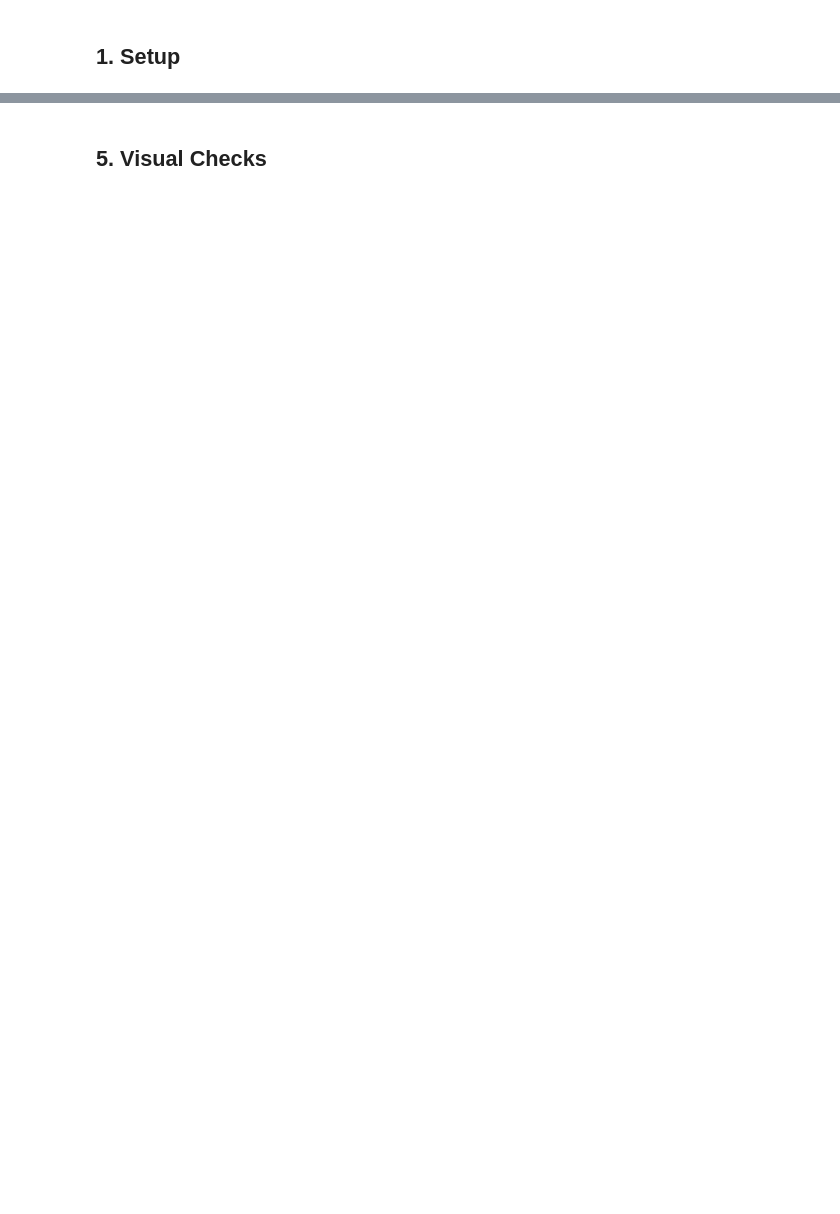
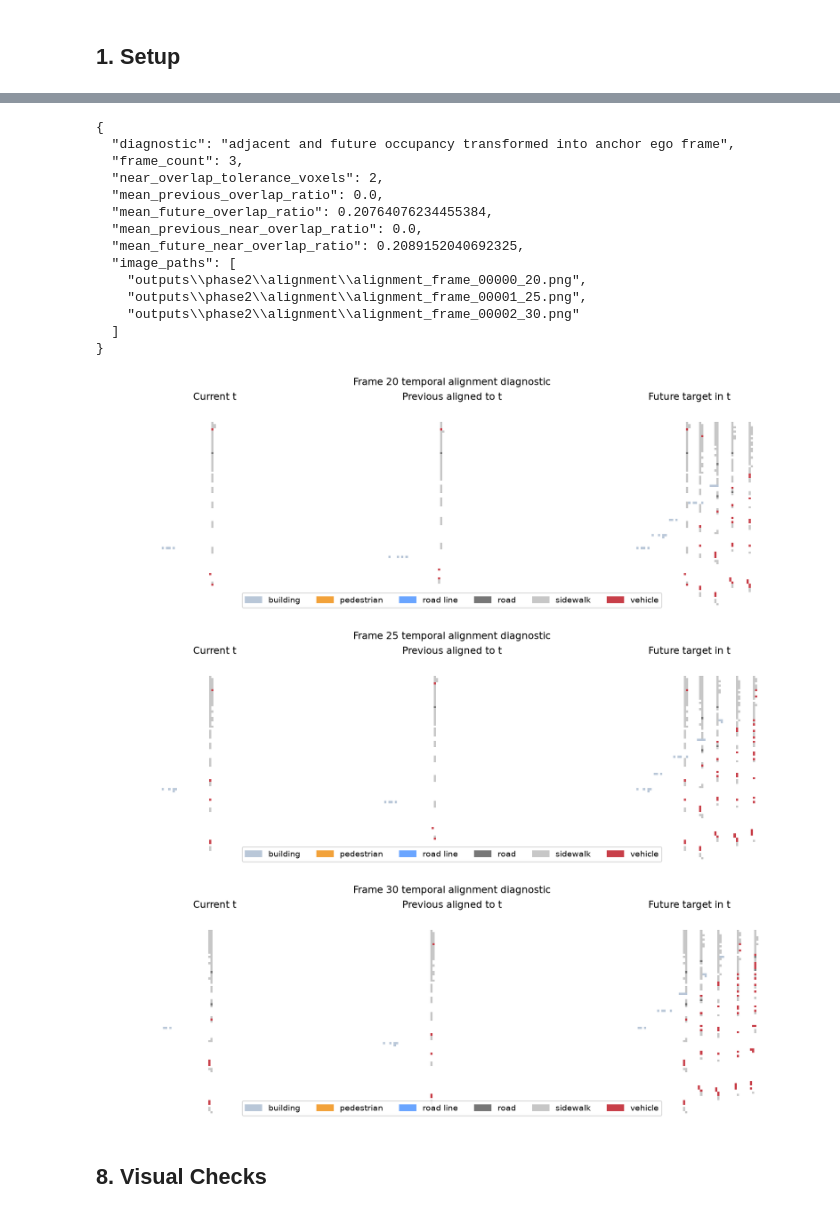
Before and after one commit to donaldng05/carla, a Jupyter notebook: notebooks/phase2_bounded_iou_evaluation.ipynb, the cells around one changed output, grey strips where cells are left out. Drawn from its saved outputs; the diff is of its cells as text; code cells hidden in the pictures; blank space fills up the shorter version.

````diff
--- a/notebooks/phase2_bounded_iou_evaluation.ipynb
+++ b/notebooks/phase2_bounded_iou_evaluation.ipynb
@@ -12,15 +12,19 @@ from __future__ import annotations
 import json
 from pathlib import Path
 
+import pandas as pd
 from IPython.display import Image, Markdown, display
 
 from src.evaluation.phase2_carla_eval import (
+    FuturePseudoEvalConfig,
     Phase2CarlaEvalConfig,
     iter_shadow_records,
     run_bounded_carla_iou_evaluation,
+    run_future_pseudo_label_evaluation,
 )
 
 MAX_FRAMES = 200
+ANCHOR_FRAMES = 200
 OUTPUT_DIR = Path("outputs/phase2")
 OCCUPANCY_THRESHOLD = 0.25
 DISAGREEMENT_THRESHOLD = 0.05
@@ -50,0 +60,13 @@ bev_images: (WindowsPath('outputs/phase2/bev/bev_frame_00000_0.png'), WindowsPat
+# %%
+future_config = FuturePseudoEvalConfig(
+    anchor_count=ANCHOR_FRAMES,
+    output_dir=OUTPUT_DIR,
+    occupancy_threshold=OCCUPANCY_THRESHOLD,
+    disagreement_threshold=DISAGREEMENT_THRESHOLD,
+    bev_frame_count=5,
+    alignment_frame_count=3,
+)
+
+future_artifacts = run_future_pseudo_label_evaluation(config=future_config)
+for name, path in future_artifacts.__dict__.items():
+    print(f"{name}: {path}")
@@ -85,16 +151,11 @@ display(Markdown(f"**Free-space note:** {run_summary['free_space_note']}"))
 # %%
-records = list(iter_shadow_records(artifacts.shadow_records))
-clusters = json.loads(artifacts.shadow_clusters.read_text(encoding="utf-8"))
-rates = [record["disagreement_rate"] for record in records]
-flagged = [record for record in records if record["flagged"]]
-
-summary_lines = [
-    f"- Evaluated frames: `{len(records)}`",
-    f"- Flagged frames: `{len(flagged)}`",
-    f"- Mean disagreement: `{(sum(rates) / len(rates)) if rates else 0.0:.4f}`",
-    f"- Max disagreement: `{max(rates) if rates else 0.0:.4f}`",
-    f"- Disagreement threshold: `{clusters['disagreement_threshold']}`",
-]
-display(Markdown("\n".join(summary_lines)))
-display(Markdown("```json\n" + json.dumps(clusters["clusters"], indent=2) + "\n```"))
+records = list(iter_shadow_records(future_artifacts.shadow_records))
+clusters = load_summary(future_artifacts.shadow_clusters)
+if records:
+    disagreements = [record["disagreement_rate"] for record in records]
+    print(f"Evaluated anchors: {len(records)}")
+    print(f"Flagged frames: {sum(record['flagged'] for record in records)}")
+    print(f"Mean disagreement: {sum(disagreements) / len(disagreements):.4f}")
+    print(f"Max disagreement: {max(disagreements):.4f}")
+print(json.dumps(clusters, indent=2))
 # %% [output]
@@ -122,3 +183,26 @@
+# %%
+alignment = load_summary(future_artifacts.alignment_summary)
+print(json.dumps({k: v for k, v in alignment.items() if k != "records"}, indent=2))
+for image_path in alignment["image_paths"]:
+    display(Image(filename=image_path))
+# %% [output]
+{
+  "diagnostic": "adjacent and future occupancy transformed into anchor ego frame",
+  "frame_count": 3,
+  "near_overlap_tolerance_voxels": 2,
+  "mean_previous_overlap_ratio": 0.0,
+  "mean_future_overlap_ratio": 0.20764076234455384,
+  "mean_previous_near_overlap_ratio": 0.0,
+  "mean_future_near_overlap_ratio": 0.2089152040692325,
+  "image_paths": [
+    "outputs\\phase2\\alignment\\alignment_frame_00000_20.png",
+    "outputs\\phase2\\alignment\\alignment_frame_00001_25.png",
+    "outputs\\phase2\\alignment\\alignment_frame_00002_30.png"
+  ]
+}
+[figure, added]
+[figure, added]
+[figure, added]
 # %% [markdown]
-## 5. Visual Checks
+## 8. Visual Checks
 # %%
````
Also changed, not shown: parts of 18 cells of this notebook, 2 other files.
